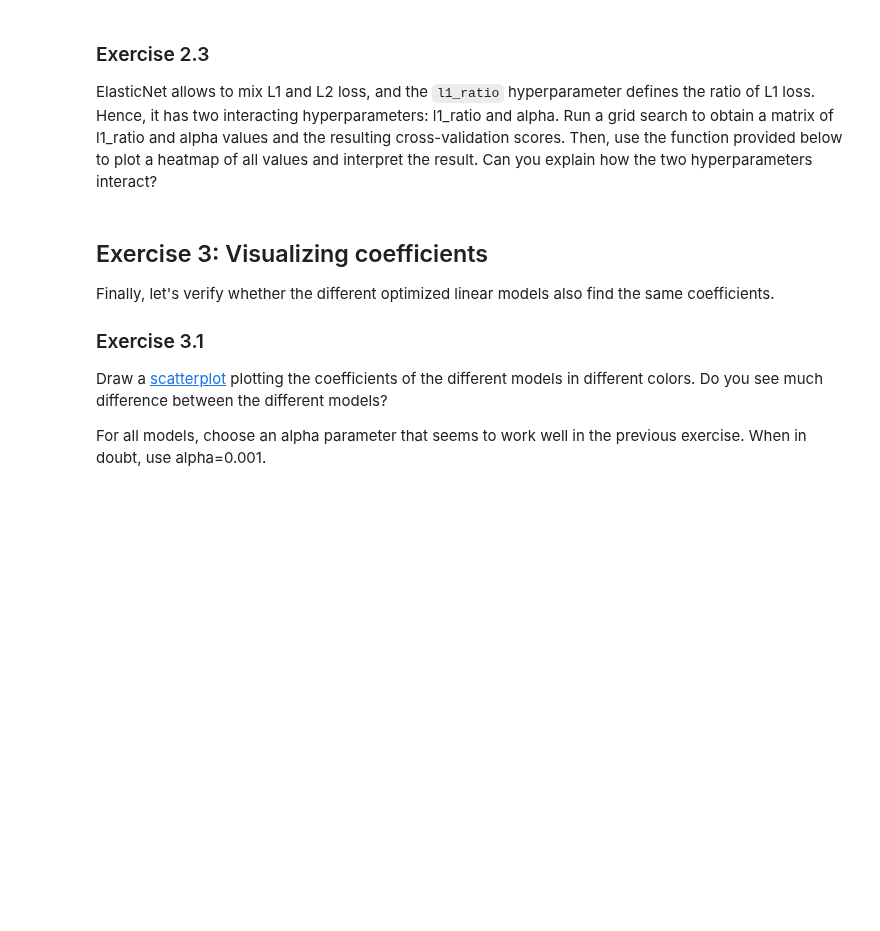
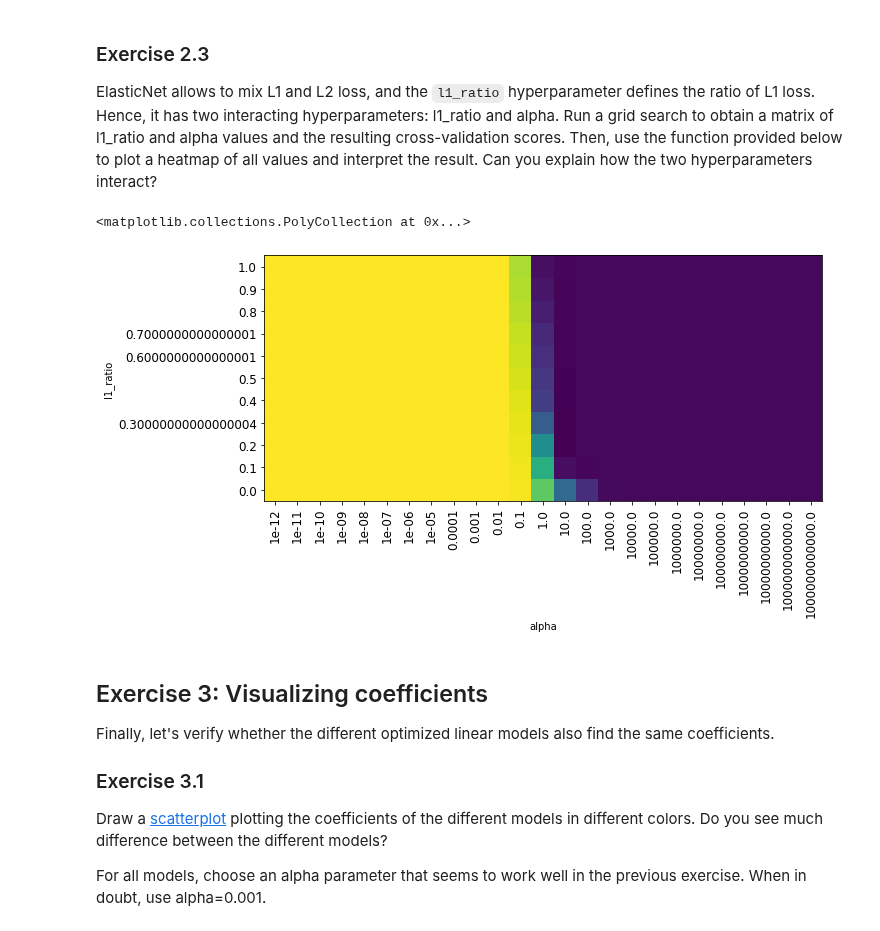
Before and after one commit to tomdewildt/data-mining, a Jupyter notebook: labs/Lab 1a - Linear Models for Regression.ipynb, the cells around one changed output. Cells and saved outputs as stored; diff of their text form; code cells hidden in the pictures; blank space fills up the shorter version.

```diff
--- a/labs/Lab 1a - Linear Models for Regression.ipynb
+++ b/labs/Lab 1a - Linear Models for Regression.ipynb
@@ -161,6 +250,20 @@ def heatmap(values, xlabel, ylabel, xticklabels, yticklabels, cmap=None,
                 c = 'w'
             ax.text(x, y, fmt % value, color=c, ha="center", va="center", size=10)
     return img
+# %%
+fig, ax = plt.subplots(1, figsize=(10, 10))
+
+heatmap(
+    np.array(test_scores[2]).reshape(len(parameters[2]["alpha"]), len(parameters[2]["l1_ratio"])).T,
+    xlabel="alpha",
+    ylabel="l1_ratio",
+    xticklabels=parameters[2]["alpha"],
+    yticklabels=parameters[2]["l1_ratio"],
+    ax=ax
+)
+# %% [output]
+<matplotlib.collections.PolyCollection at 0x...>
+[figure, added]
 # %% [markdown]
 ## Exercise 3: Visualizing coefficients
 Finally, let's verify whether the different optimized linear models also find the same coefficients.
```
Also changed, not shown: parts of 20 cells of this notebook, 2 other files.
